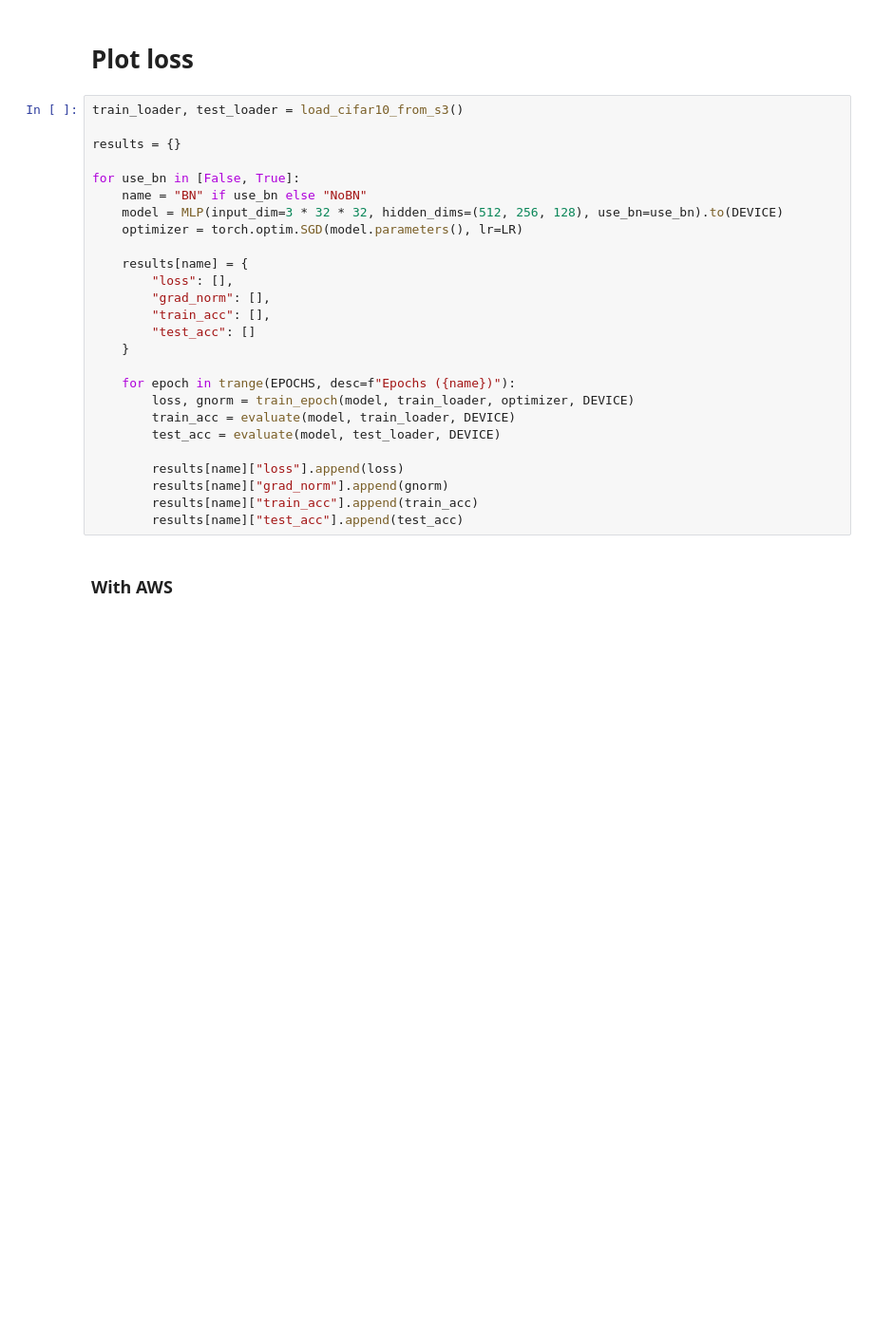
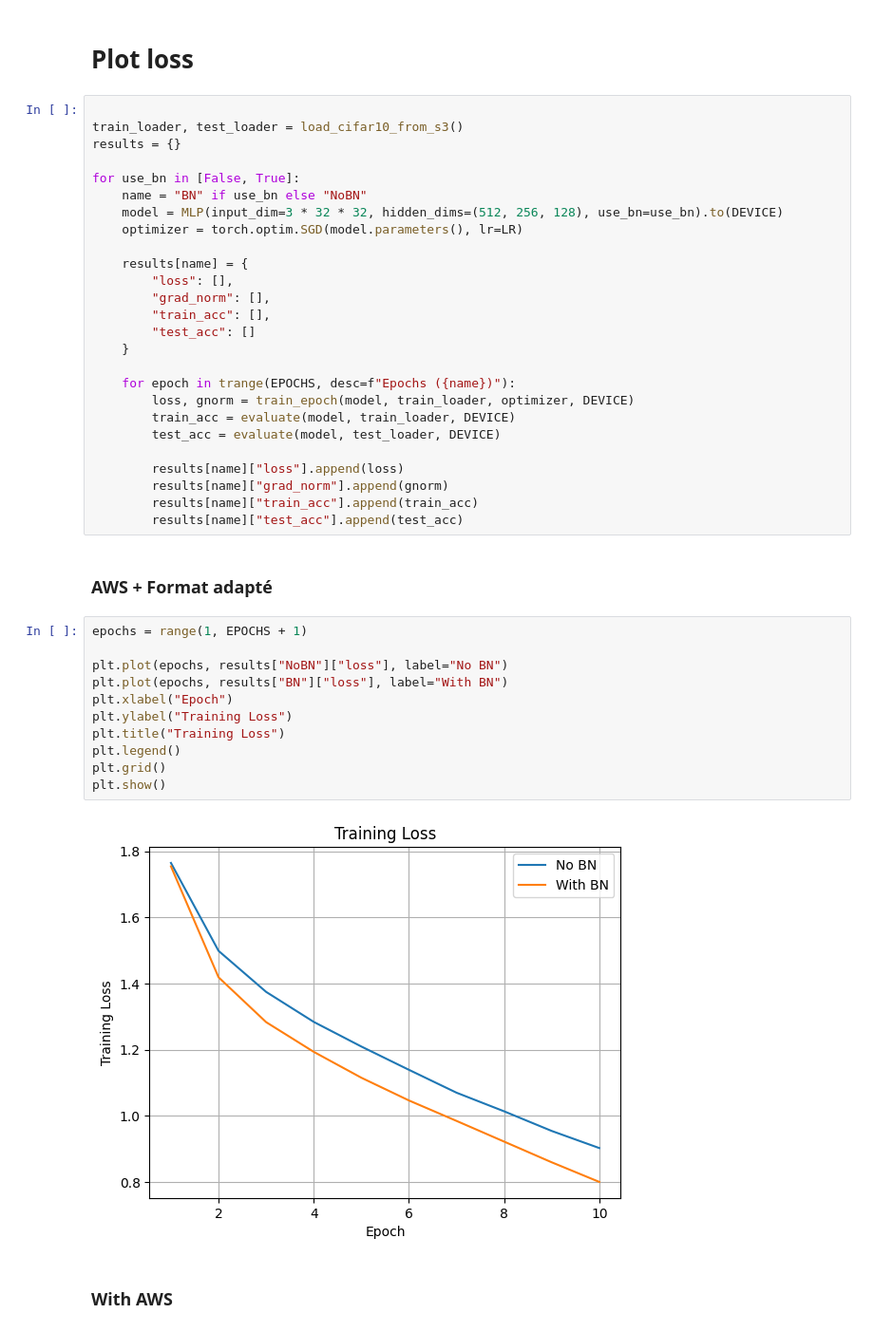
Before and after one commit to Sanjopp/MEP_2026_ALAMIDRIDEB_BOULIAIRE_KOUKA_SAMAMA, a Jupyter notebook: notebooks/experiment_cifar.ipynb, the cells around one changed output. Shown at 95% size. Cells and saved outputs as stored; diff of their text form; blank space fills up the shorter version.

```diff
--- a/notebooks/experiment_cifar.ipynb
+++ b/notebooks/experiment_cifar.ipynb
@@ -23,8 +24,8 @@ LR = 0.1
 # %% [markdown]
 # Plot loss
 # %%
+
 train_loader, test_loader = load_cifar10_from_s3()
-
 results = {}
 
 for use_bn in [False, True]:
@@ -48,6 +49,21 @@ for use_bn in [False, True]:
         results[name]["grad_norm"].append(gnorm)
         results[name]["train_acc"].append(train_acc)
         results[name]["test_acc"].append(test_acc)
+# %% [markdown]
+### AWS + Format adapté
+# %%
+epochs = range(1, EPOCHS + 1)
+
+plt.plot(epochs, results["NoBN"]["loss"], label="No BN")
+plt.plot(epochs, results["BN"]["loss"], label="With BN")
+plt.xlabel("Epoch")
+plt.ylabel("Training Loss")
+plt.title("Training Loss")
+plt.legend()
+plt.grid()
+plt.show()
+# %% [output]
+[figure, added]
 # %% [markdown]
 ### With AWS
 # %%
```
Also changed, not shown: parts of 2 cells of this notebook, 4 other files.
